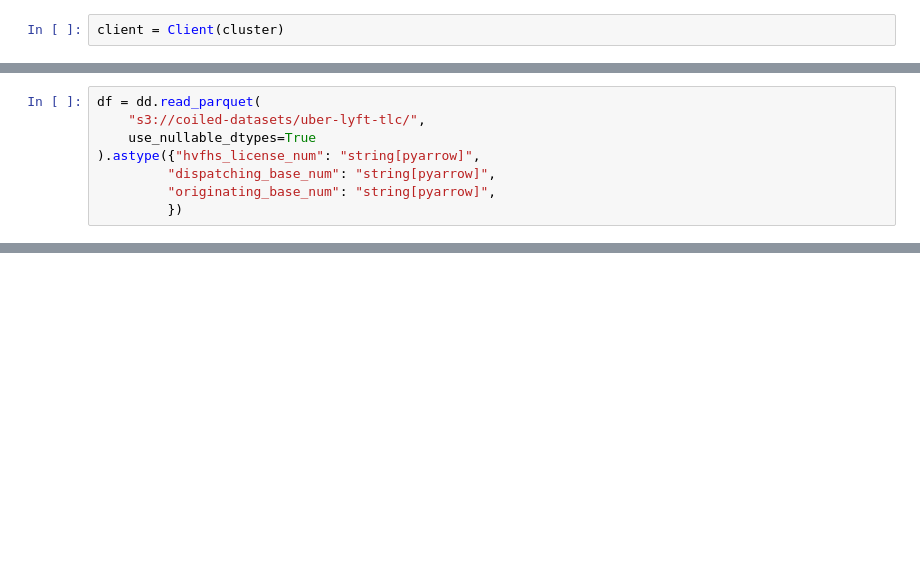
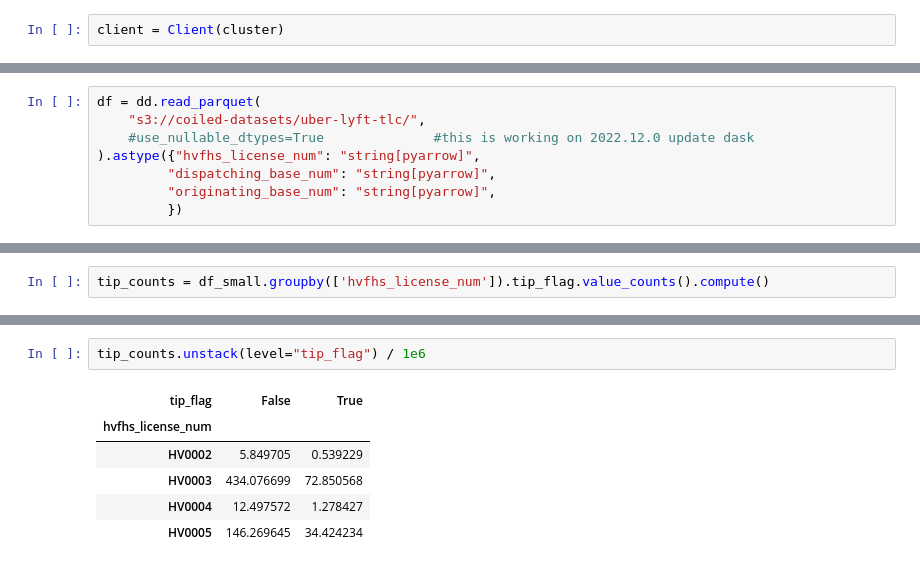
Before and after one commit to coiled/dask-tutorial, a Jupyter notebook: 2-Get_better-at-dask-dataframes.ipynb, the cells around one changed output, grey strips where cells are left out. Saved outputs shown, nothing was run; the diff lists cells and outputs as text; blank space fills up the shorter version.

```diff
--- a/2-Get_better-at-dask-dataframes.ipynb
+++ b/2-Get_better-at-dask-dataframes.ipynb
@@ -240,7 +266,7 @@ client
 # %%
 df = dd.read_parquet(
     "s3://coiled-datasets/uber-lyft-tlc/",
-    use_nullable_dtypes=True
+    #use_nullable_dtypes=True              #this is working on 2022.12.0 update dask
 ).astype({"hvfhs_license_num": "string[pyarrow]",
          "dispatching_base_num": "string[pyarrow]",
          "originating_base_num": "string[pyarrow]",
@@ -264,0 +378,2 @@ df.head()
+# %%
+tip_counts = df_small.groupby(['hvfhs_license_num']).tip_flag.value_counts().compute()
@@ -264,0 +393,9 @@ df.head()
+# %%
+tip_counts.unstack(level="tip_flag") / 1e6
+# %% [output]
+| tip_flag | False | True |
+| hvfhs_license_num |  |  |
+| HV0002 | 5.849705 | 0.539229 |
+| HV0003 | 434.076699 | 72.850568 |
+| HV0004 | 12.497572 | 1.278427 |
+| HV0005 | 146.269645 | 34.424234 |
```
Also changed, not shown: parts of 52 cells of this notebook, 1 other file.
